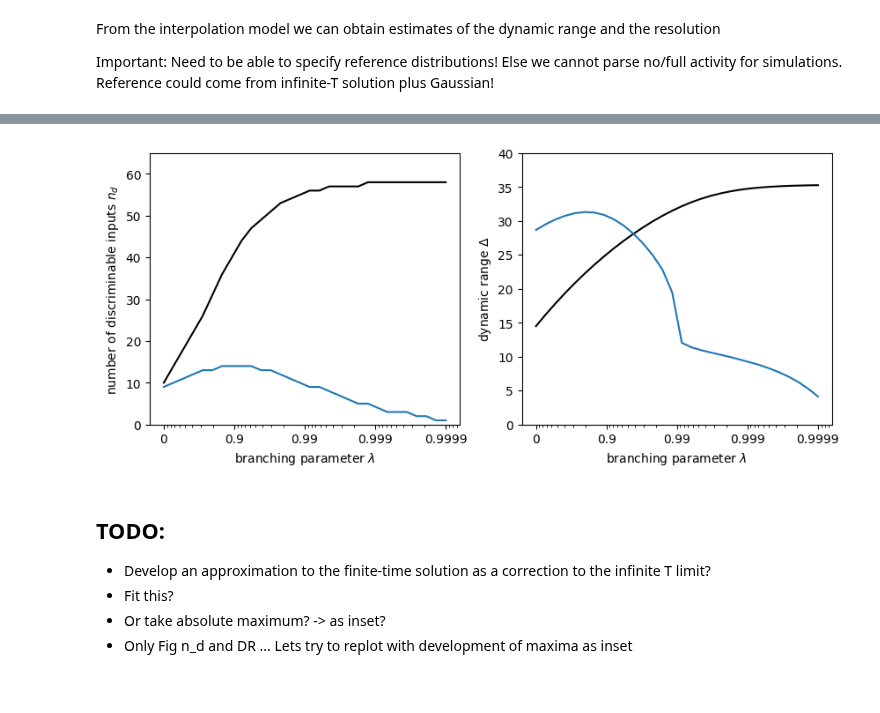
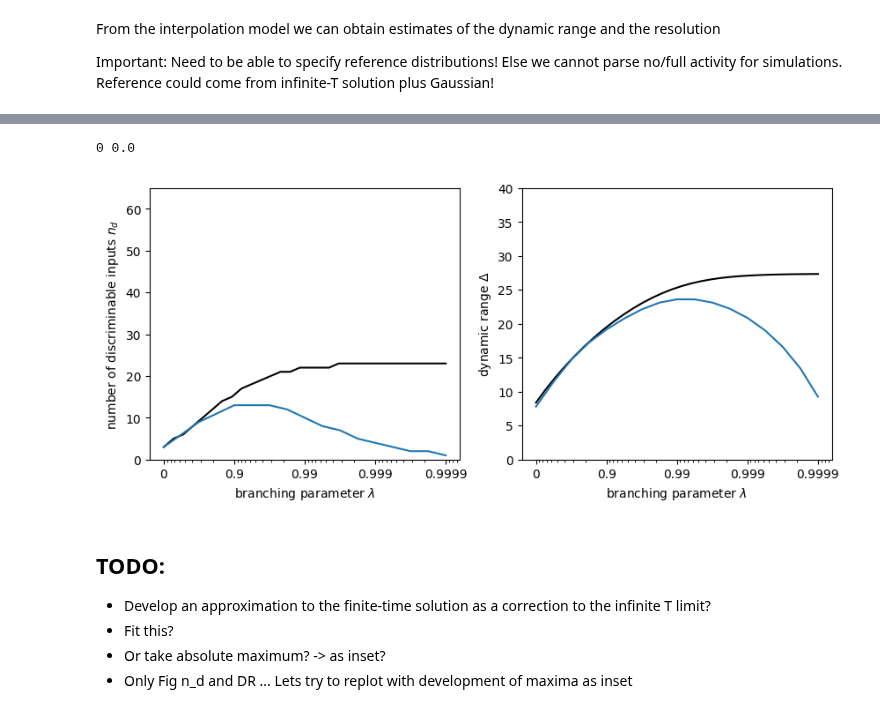
Before and after one commit to sahelazizpour/Finite-Observation-Dynamic-Range, a Jupyter notebook: 0_update/analysis.ipynb, the cells around one changed output, grey strips where cells are left out. Cells and saved outputs as stored; diff of their text form; code cells hidden in the pictures.

```diff
--- a/0_update/analysis.ipynb
+++ b/0_update/analysis.ipynb
@@ -469,21 +486,18 @@ NameError: name 'get_data' is not defined
 # %% [markdown]
 ### Convolution of beta distribution with Guassian
 # %%
-N = 1e4
 delta = 1/N
-sigma=1e-2
-
 support = np.arange(0, 1+4*sigma, delta)
 support = np.concatenate((-support[::-1], support[1:]))
 
-def pmf(h, epsilon, verbose=False):
+def ml_pmf(window, lam, h, verbose=False):
     # distribution is given by Beta-distribution specified by a and b
-    X = np.log(np.array([h,epsilon]))
+    X = np.log10(np.array([window, 1-lam, h]))
     X_scaled = X_scaler.transform(X.reshape(-1,1).T)
     Y_scaled = model(torch.from_numpy(X_scaled).float()).detach().numpy()
-    loga,logb = Y_scaler.inverse_transform(Y_scaled).T.reshape(-1)
-    a,b = np.exp(loga), np.exp(logb)
-    pmf_beta = stats.beta.pdf(support, a, b)*delta
+    log10a, log10b, loc, scale = Y_scaler.inverse_transform(Y_scaled).T.reshape(-1)
+    a,b = 10**log10a, 10**log10b
+    pmf_beta = stats.beta.pdf(support, a, b, loc=loc, scale=scale)*delta
     # check for special cases with vanishing pmf
     if np.sum(pmf_beta) < 0.5:
         print(f'ERROR: (a,b)=({a},{b}) vanishing beta distribution with sum(pmf)={np.sum(pmf_beta)}')
@@ -654,29 +583,58 @@ WARNING: (a,b)=(112.47083282470703,0.2754588723182678) infinity encountered in b
+# %%
+lams = np.sort(df['lam'].unique())
+
+# analysis parameters
+drs = np.zeros(len(lams))
+nds = np.zeros(len(lams))
+mis = np.zeros(len(lams))
+
+# need to exclude the zero here because of logh fit
+h_range=[10**-4, 10]
+
+for i, lam in tqdm(enumerate(lams), total=len(lams)):
+    print(i,lam)
+    # distribution is given by Beta-distribution specified by a and b
+    def pmf_o_given_h(h):
+        return ml_pmf(window, lam, h)
+    pmf_ref_left = stats.norm.pdf(support, mf_activity(lam, mu, 0), sigma)*delta
+    pmf_ref_right = stats.norm.pdf(support, mf_activity(lam, mu, 1e3), sigma)*delta
+    hs_left = find_discriminable_inputs(pmf_o_given_h, h_range, [pmf_ref_left, pmf_ref_right], epsilon)
+    hs_right = find_discriminable_inputs(pmf_o_given_h, h_range, [pmf_ref_left, pmf_ref_right], epsilon, start="right")
+    # print(hs_left,hs_right)
+    if len(hs_left) > 0 and len(hs_right) > 0:
+        drs[i] = dynamic_range((hs_left[0], hs_right[0]))
+        nds[i] = 0.5 * (len(hs_left) + len(hs_right))
+    else:
+        drs[i] = 0
+        nds[i] = 0
+# %% [output]
+0 0.0
 # %%
 # plot the number of discriminable inputs for different values of epsilon and T in a main plot with an inset
 markers = ["o", "s", "^", "P", "d"]
 legends = ["$1$ ms", "$10$ ms", "$10^2$ ms", "$10^3$ ms", "$10^4$ ms"]
 
 fig, ax = plt.subplots(1, 2, figsize=(10, 4))
-ax[0].plot(1 - lams, nds_inf, label="inf", color="black")
+ax[0].plot(1 - lams_mf, nds_inf, label="inf", color="black")
 ax[0].plot(1 - lams, nds)
 ax[0].set_xlabel("branching parameter $\lambda$")
 ax[0].set_ylim(0, 65)
 ax[0].set_ylabel("number of discriminable inputs $n_d$")
 ax[0].set_xscale("log")
 ax[0].set_xticks([1e-4, 1e-3, 1e-2, 1e-1, 1e0])
 ax[0].set_xticklabels(["0.9999", "0.999", "0.99", "0.9", "0"])
 ax[0].invert_xaxis()
-ax[1].plot(1 - lams, drs_inf, label="inf", color="black")
+ax[1].plot(1 - lams_mf, drs_inf, label="inf", color="black")
 ax[1].plot(1 - lams, drs)
 ax[1].set_xlabel("branching parameter $\lambda$")
 ax[1].set_ylim(0, 40)
 ax[1].set_ylabel("dynamic range $\Delta$")
 ax[1].set_xscale("log")
 ax[1].set_xticks([1e-4, 1e-3, 1e-2, 1e-1, 1e0])
 ax[1].set_xticklabels(["0.9999", "0.999", "0.99", "0.9", "0"])
 ax[1].invert_xaxis()
 # %% [output]
-[figure, old version]
+[figure, new version]
 # %% [markdown]
 ## TODO:
 - Develop an approximation to the finite-time solution as a correction to the infinite T limit?
```
Also changed, not shown: parts of 15 cells of this notebook.
